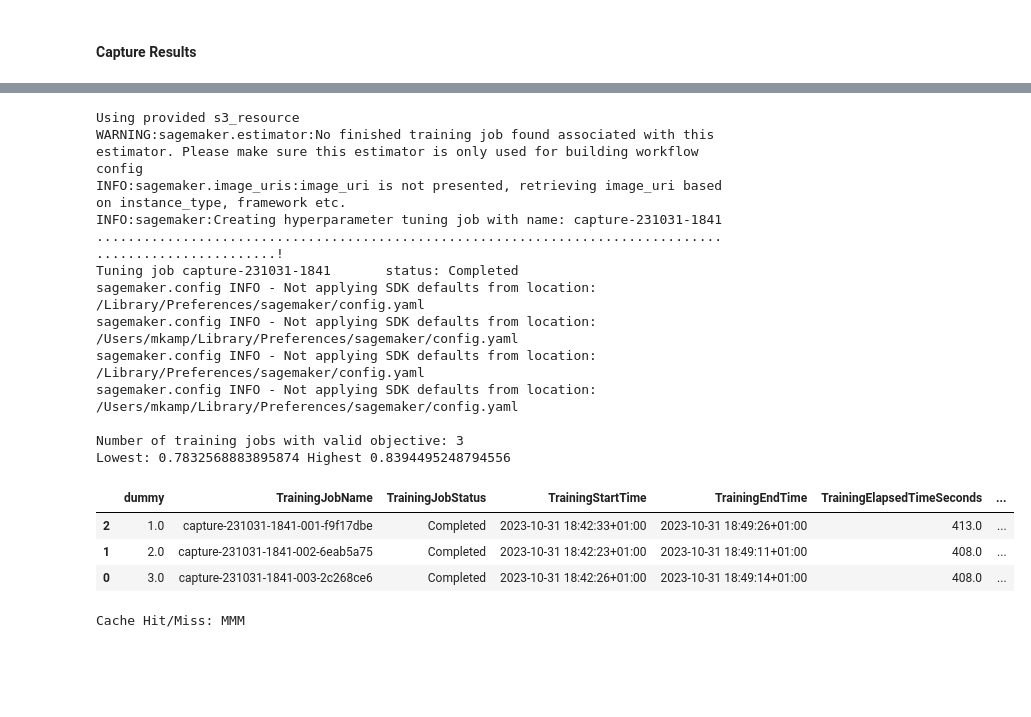
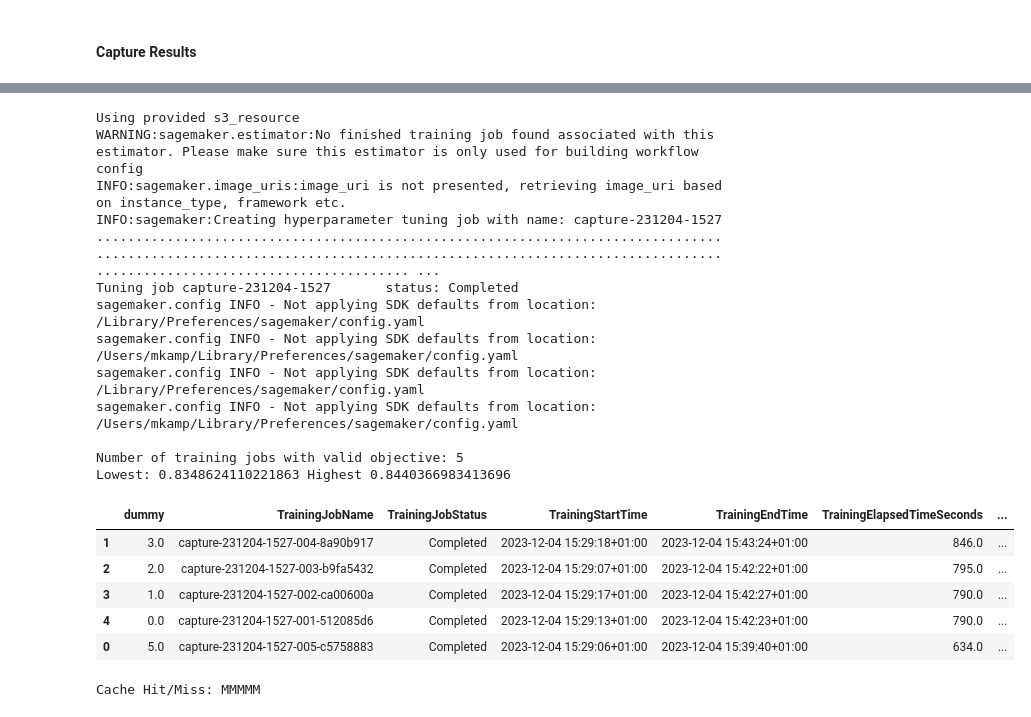
Before and after one commit to marianokamp/peft_lora, a Jupyter notebook: 2a_lora_tuning_baselines.ipynb, the cells around one changed output, grey strips where cells are left out. Cells and saved outputs as stored; diff of their text form; code cells hidden in the pictures; blank space fills up the shorter version.

```diff
--- a/2a_lora_tuning_baselines.ipynb
+++ b/2a_lora_tuning_baselines.ipynb
@@ -104,7 +107,7 @@ clf_estimator = PyTorch(**get_default_estimator_parameters())
 clf_estimator.set_hyperparameters(**{'sst2-lora-config': 'clf_only'})
 
 hpt_ranges = {
-    'sst2-learning-rate': ContinuousParameter(3e-5, 2e-3),
+    'sst2-learning-rate': ContinuousParameter(1e-6, 5e-2),
 }
 
 tuner_parameters = {**(p('tuner_parameters') | dict(
@@ -113,12 +116,12 @@ tuner_parameters = {**(p('tuner_parameters') | dict(
     metric_definitions=p('metric_definitions'),
     estimator = clf_estimator,
     base_tuning_job_name = 'clf-only-tuning',
-    max_jobs = 15,
-    max_parallel_jobs = 2,
+    max_jobs = 30,
+    max_parallel_jobs = 3,
     completion_criteria_config=TuningJobCompletionCriteriaConfig(complete_on_convergence=True)
 ))}
-lr_wd_clf_tuner = HyperparameterTuner(**tuner_parameters)
-lr_wd_clf_tuner.fit(wait=False)
+lr_clf_tuner = HyperparameterTuner(**tuner_parameters)
+lr_clf_tuner.fit(wait=False)
 # %% [output]
 sagemaker.config INFO - Not applying SDK defaults from location: /Library/Preferences/sagemaker/config.yaml
 sagemaker.config INFO - Not applying SDK defaults from location: /Users/mkamp/Library/Preferences/sagemaker/config.yaml
@@ -248,24 +252,26 @@ Cache Hit/Miss: MMM
 # %%
-capture_results('Classifier Only', clf_estimator, lr_wd_clf_tuner)
+capture_results('Classifier Only', clf_estimator, lr_clf_tuner)
 # %% [output]
 Using provided s3_resource
 WARNING:sagemaker.estimator:No finished training job found associated with this estimator. Please make sure this estimator is only used for building workflow config
 INFO:sagemaker.image_uris:image_uri is not presented, retrieving image_uri based on instance_type, framework etc.
-INFO:sagemaker:Creating hyperparameter tuning job with name: capture-231031-1841
-.......................................................................................................!
-Tuning job capture-231031-1841       status: Completed
+INFO:sagemaker:Creating hyperparameter tuning job with name: capture-231204-1527
+........................................................................................................................................................................................................ ...
+Tuning job capture-231204-1527       status: Completed
 sagemaker.config INFO - Not applying SDK defaults from location: /Library/Preferences/sagemaker/config.yaml
 sagemaker.config INFO - Not applying SDK defaults from location: /Users/mkamp/Library/Preferences/sagemaker/config.yaml
 sagemaker.config INFO - Not applying SDK defaults from location: /Library/Preferences/sagemaker/config.yaml
 sagemaker.config INFO - Not applying SDK defaults from location: /Users/mkamp/Library/Preferences/sagemaker/config.yaml
 
-Number of training jobs with valid objective: 3
-Lowest: 0.7832568883895874 Highest 0.8394495248794556
+Number of training jobs with valid objective: 5
+Lowest: 0.8348624110221863 Highest 0.8440366983413696
 |  | dummy | TrainingJobName | TrainingJobStatus | TrainingStartTime | TrainingEndTime | TrainingElapsedTimeSeconds | ... |
-| 2 | 1.0 | capture-231031-1841-001-f9f17dbe | Completed | 2023-10-31 18:42:33+01:00 | 2023-10-31 18:49:26+01:00 | 413.0 | ... |
-| 1 | 2.0 | capture-231031-1841-002-6eab5a75 | Completed | 2023-10-31 18:42:23+01:00 | 2023-10-31 18:49:11+01:00 | 408.0 | ... |
-| 0 | 3.0 | capture-231031-1841-003-2c268ce6 | Completed | 2023-10-31 18:42:26+01:00 | 2023-10-31 18:49:14+01:00 | 408.0 | ... |
+| 1 | 3.0 | capture-231204-1527-004-8a90b917 | Completed | 2023-12-04 15:29:18+01:00 | 2023-12-04 15:43:24+01:00 | 846.0 | ... |
+| 2 | 2.0 | capture-231204-1527-003-b9fa5432 | Completed | 2023-12-04 15:29:07+01:00 | 2023-12-04 15:42:22+01:00 | 795.0 | ... |
+| 3 | 1.0 | capture-231204-1527-002-ca00600a | Completed | 2023-12-04 15:29:17+01:00 | 2023-12-04 15:42:27+01:00 | 790.0 | ... |
+| 4 | 0.0 | capture-231204-1527-001-512085d6 | Completed | 2023-12-04 15:29:13+01:00 | 2023-12-04 15:42:23+01:00 | 790.0 | ... |
+| 0 | 5.0 | capture-231204-1527-005-c5758883 | Completed | 2023-12-04 15:29:06+01:00 | 2023-12-04 15:39:40+01:00 | 634.0 | ... |
-Cache Hit/Miss: MMM
+Cache Hit/Miss: MMMMM
 # %%
 capture_results('LoRA Base', lora_base_estimator, base_lora_tuner)
 # %% [output]
```
Also changed, not shown: parts of 11 cells of this notebook.
